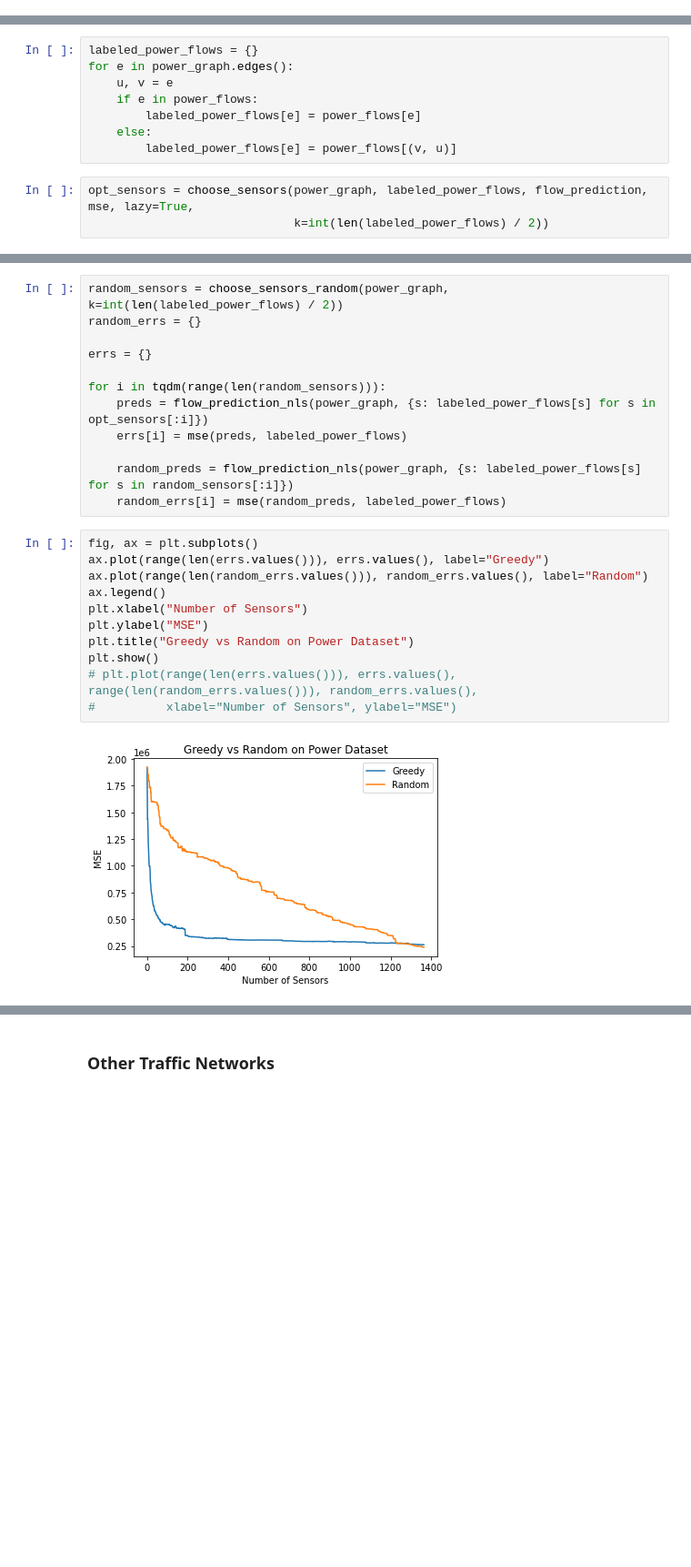
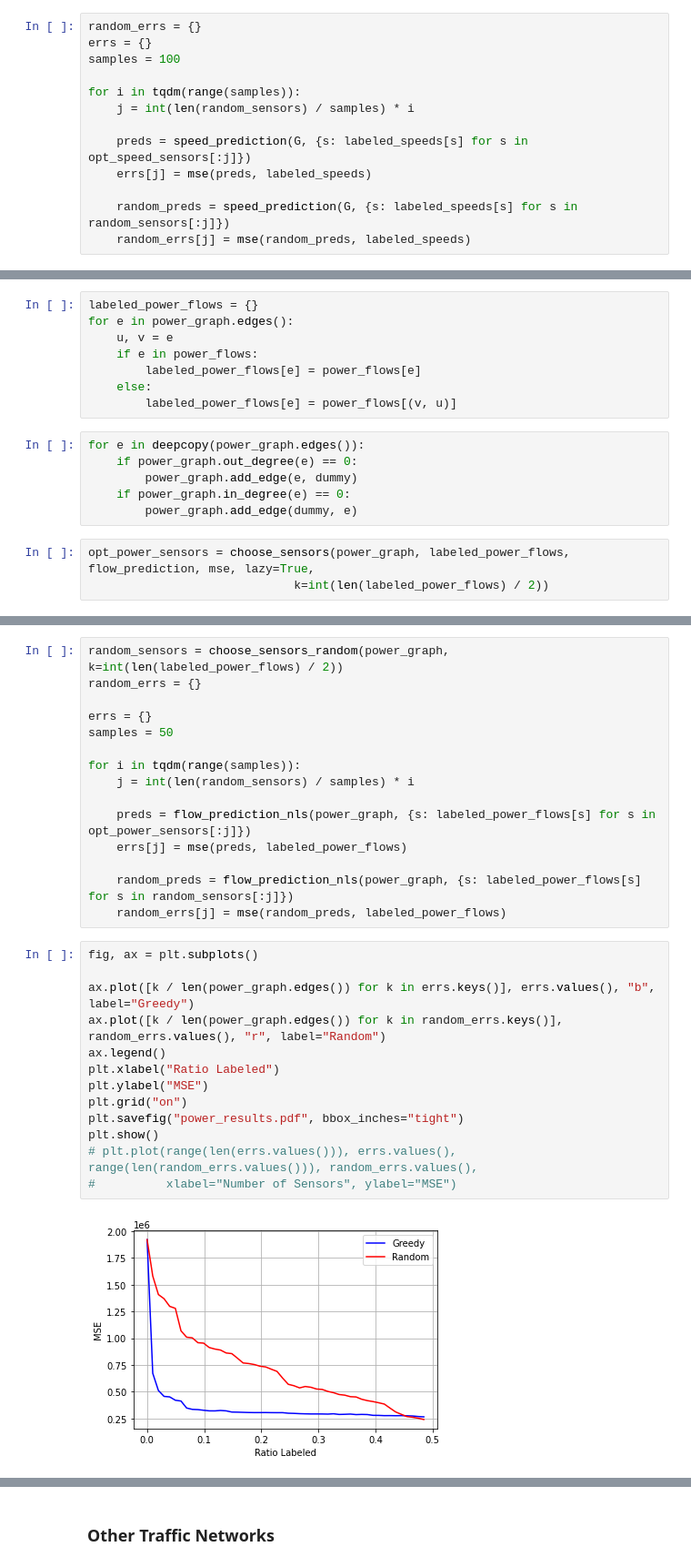
Before and after one commit to arnav-b/sensor-placement, a Jupyter notebook: algorithms.ipynb, the cells around one changed output, grey strips where cells are left out. Shown at 91% size. Drawn from its saved outputs; the diff is of its cells as text; blank space fills up the shorter version.

```diff
--- a/algorithms.ipynb
+++ b/algorithms.ipynb
@@ -654,2 +651,15 @@ for i in tqdm(range(len(opt_sensors))):
+# %%
+random_errs = {}
+errs = {}
+samples = 100
+
+for i in tqdm(range(samples)):
+    j = int(len(random_sensors) / samples) * i
+
+    preds = speed_prediction(G, {s: labeled_speeds[s] for s in opt_speed_sensors[:j]})
+    errs[j] = mse(preds, labeled_speeds)
+
+    random_preds = speed_prediction(G, {s: labeled_speeds[s] for s in random_sensors[:j]})
+    random_errs[j] = mse(random_preds, labeled_speeds)
 # %%
 fig, ax = plt.subplots()
@@ -697,7 +768,13 @@ for e in power_graph.edges():
         labeled_power_flows[e] = power_flows[e]
     else:
         labeled_power_flows[e] = power_flows[(v, u)]
+# %%
+for e in deepcopy(power_graph.edges()):
+    if power_graph.out_degree(e) == 0:
+        power_graph.add_edge(e, dummy)
+    if power_graph.in_degree(e) == 0:
+        power_graph.add_edge(dummy, e)
 # %%
-opt_sensors = choose_sensors(power_graph, labeled_power_flows, flow_prediction, mse, lazy=True,
+opt_power_sensors = choose_sensors(power_graph, labeled_power_flows, flow_prediction, mse, lazy=True,
                              k=int(len(labeled_power_flows) / 2))
 # %%
@@ -714,23 +786,28 @@ random_sensors = choose_sensors_random(power_graph, k=int(len(labeled_power_flow
 random_errs = {}
 
 errs = {}
+samples = 50
 
-for i in tqdm(range(len(random_sensors))):
-    preds = flow_prediction_nls(power_graph, {s: labeled_power_flows[s] for s in opt_sensors[:i]})
-    errs[i] = mse(preds, labeled_power_flows)
+for i in tqdm(range(samples)):
+    j = int(len(random_sensors) / samples) * i
 
-    random_preds = flow_prediction_nls(power_graph, {s: labeled_power_flows[s] for s in random_sensors[:i]})
-    random_errs[i] = mse(random_preds, labeled_power_flows)
+    preds = flow_prediction_nls(power_graph, {s: labeled_power_flows[s] for s in opt_power_sensors[:j]})
+    errs[j] = mse(preds, labeled_power_flows)
+
+    random_preds = flow_prediction_nls(power_graph, {s: labeled_power_flows[s] for s in random_sensors[:j]})
+    random_errs[j] = mse(random_preds, labeled_power_flows)
 # %%
 fig, ax = plt.subplots()
-ax.plot(range(len(errs.values())), errs.values(), label="Greedy")
-ax.plot(range(len(random_errs.values())), random_errs.values(), label="Random")
+
+ax.plot([k / len(power_graph.edges()) for k in errs.keys()], errs.values(), "b", label="Greedy")
+ax.plot([k / len(power_graph.edges()) for k in random_errs.keys()], random_errs.values(), "r", label="Random")
 ax.legend()
-plt.xlabel("Number of Sensors")
+plt.xlabel("Ratio Labeled")
 plt.ylabel("MSE")
-plt.title("Greedy vs Random on Power Dataset")
+plt.grid("on")
+plt.savefig("power_results.pdf", bbox_inches="tight")
 plt.show()
 # plt.plot(range(len(errs.values())), errs.values(), range(len(random_errs.values())), random_errs.values(),
 #          xlabel="Number of Sensors", ylabel="MSE")
 # %% [output]
-[figure, old version]
+[figure, new version]
```
Also changed, not shown: parts of 109 cells of this notebook, 6 other files.
